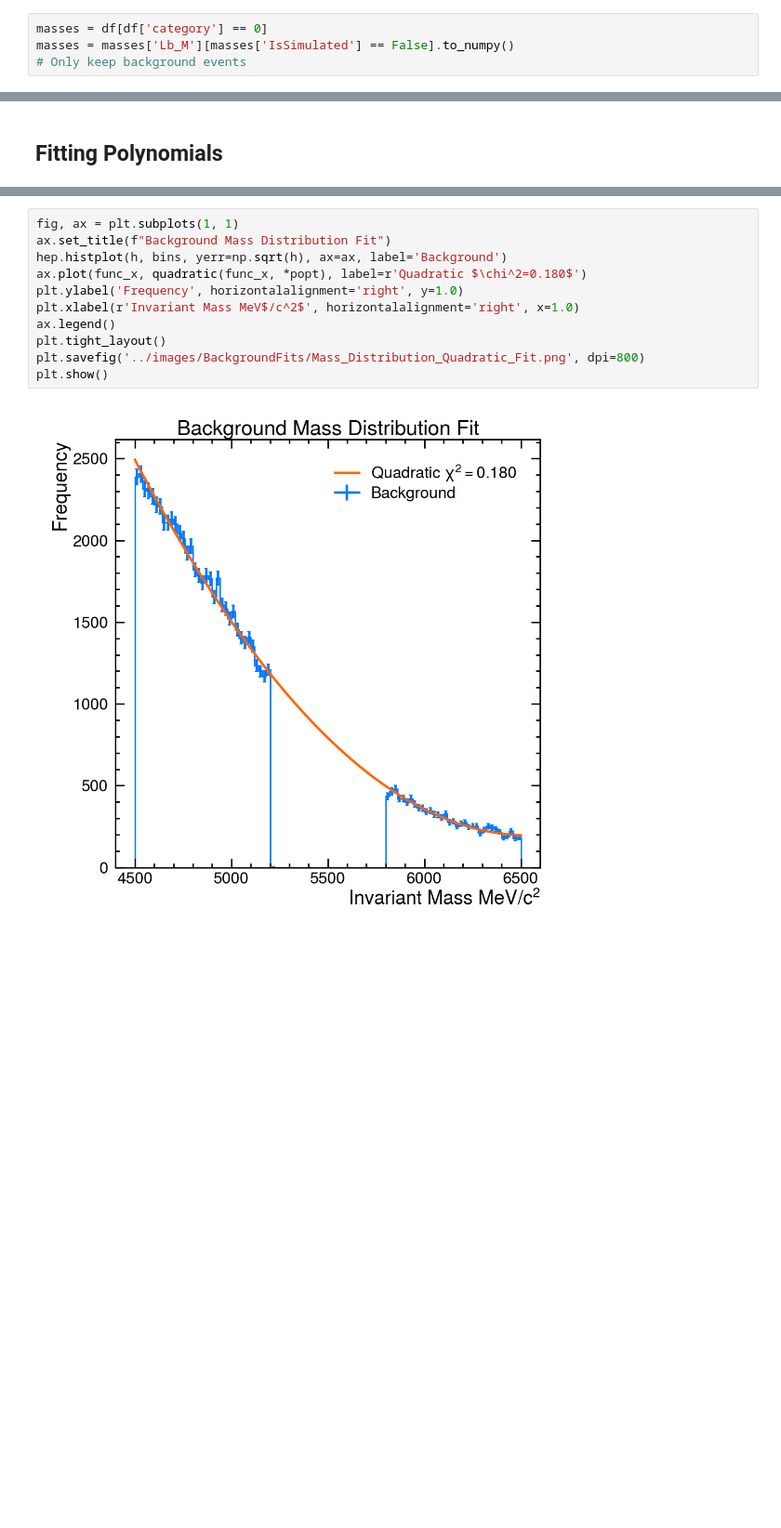
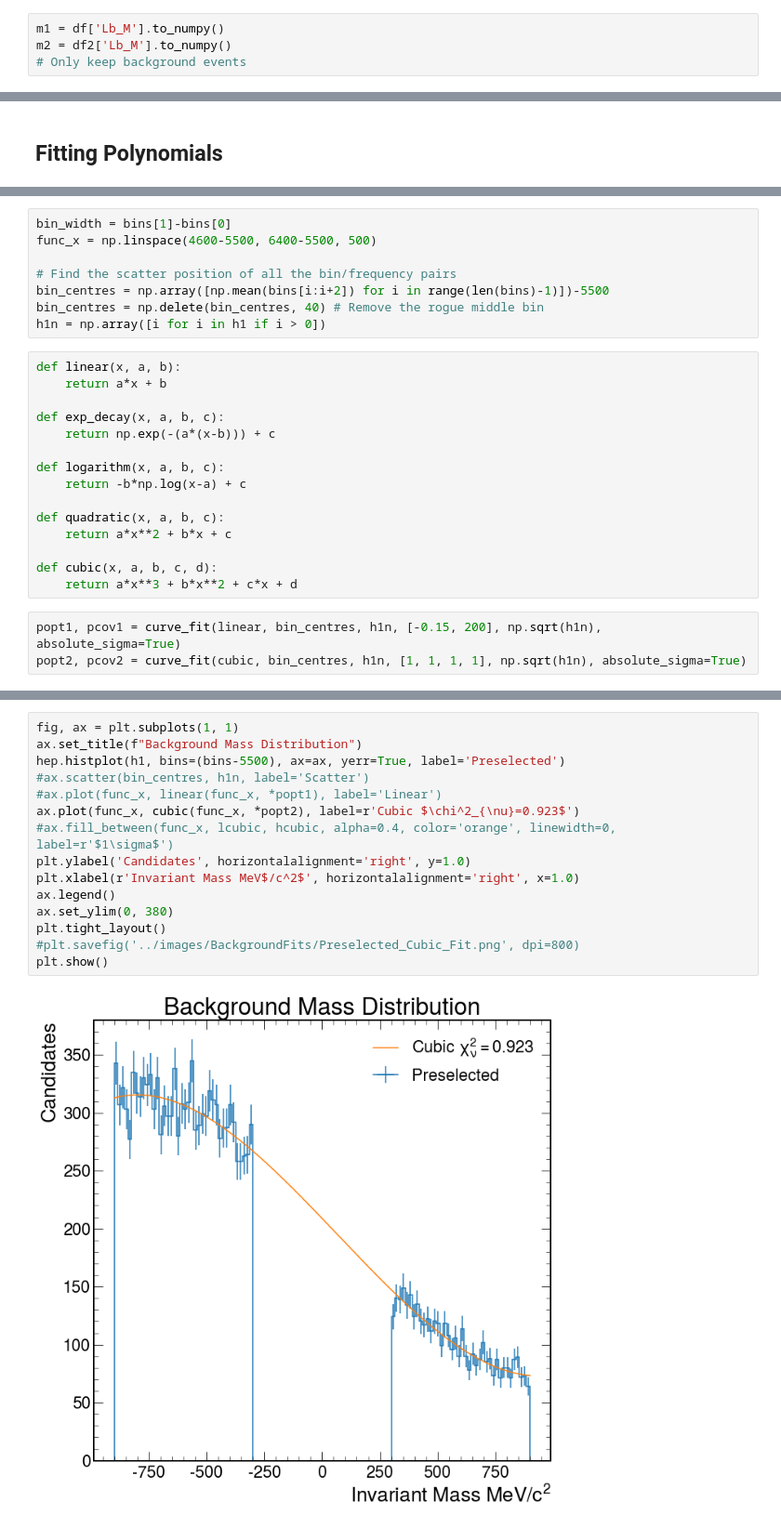
Before and after one commit to ChandlerKenworthy/Y4RareDecayProject, a Jupyter notebook: background_fitting/least_squares_fit.ipynb, the cells around one changed output, grey strips where cells are left out. Shown at 93% size. Drawn from its saved outputs; the diff is of its cells as text; blank space fills up the shorter version.

```diff
--- a/background_fitting/least_squares_fit.ipynb
+++ b/background_fitting/least_squares_fit.ipynb
@@ -44,8 +34,8 @@ len(df)
 ## Bin the Distribution
 Now that we have a dataframe with all the background events we care about it is now prudent to fit our background functions to this. Before doing this these data should be put into bins. The value of bins is variable and will affect the final fit. For this reason we choose the finest bin structure possible.
 # %%
-masses = df[df['category'] == 0]
-masses = masses['Lb_M'][masses['IsSimulated'] == False].to_numpy()
+m1 = df['Lb_M'].to_numpy()
+m2 = df2['Lb_M'].to_numpy()
 # Only keep background events
 # %% [markdown]
 ## Visual Analysis
@@ -82,0 +63,26 @@ NameError: name 'low_mass_limit' is not defined
+# %%
+bin_width = bins[1]-bins[0]
+func_x = np.linspace(4600-5500, 6400-5500, 500)
+
+# Find the scatter position of all the bin/frequency pairs
+bin_centres = np.array([np.mean(bins[i:i+2]) for i in range(len(bins)-1)])-5500
+bin_centres = np.delete(bin_centres, 40) # Remove the rogue middle bin
+h1n = np.array([i for i in h1 if i > 0])
+# %%
+def linear(x, a, b):
+    return a*x + b
+
+def exp_decay(x, a, b, c):
+    return np.exp(-(a*(x-b))) + c
+
+def logarithm(x, a, b, c):
+    return -b*np.log(x-a) + c
+
+def quadratic(x, a, b, c):
+    return a*x**2 + b*x + c
+
+def cubic(x, a, b, c, d):
+    return a*x**3 + b*x**2 + c*x + d
+# %%
+popt1, pcov1 = curve_fit(linear, bin_centres, h1n, [-0.15, 200], np.sqrt(h1n), absolute_sigma=True)
+popt2, pcov2 = curve_fit(cubic, bin_centres, h1n, [1, 1, 1, 1], np.sqrt(h1n), absolute_sigma=True)
@@ -83,13 +98,17 @@ NameError: name 'low_mass_limit' is not defined
 # %%
 fig, ax = plt.subplots(1, 1)
-ax.set_title(f"Background Mass Distribution Fit")
-hep.histplot(h, bins, yerr=np.sqrt(h), ax=ax, label='Background')
-ax.plot(func_x, quadratic(func_x, *popt), label=r'Quadratic $\chi^2=0.180$')
-plt.ylabel('Frequency', horizontalalignment='right', y=1.0)
+ax.set_title(f"Background Mass Distribution")
+hep.histplot(h1, bins=(bins-5500), ax=ax, yerr=True, label='Preselected')
+#ax.scatter(bin_centres, h1n, label='Scatter')
+#ax.plot(func_x, linear(func_x, *popt1), label='Linear')
+ax.plot(func_x, cubic(func_x, *popt2), label=r'Cubic $\chi^2_{\nu}=0.923$')
+#ax.fill_between(func_x, lcubic, hcubic, alpha=0.4, color='orange', linewidth=0, label=r'$1\sigma$')
+plt.ylabel('Candidates', horizontalalignment='right', y=1.0)
 plt.xlabel(r'Invariant Mass MeV$/c^2$', horizontalalignment='right', x=1.0)
 ax.legend()
+ax.set_ylim(0, 380)
 plt.tight_layout()
-plt.savefig('../images/BackgroundFits/Mass_Distribution_Quadratic_Fit.png', dpi=800)
+#plt.savefig('../images/BackgroundFits/Preselected_Cubic_Fit.png', dpi=800)
 plt.show()
 # %% [output]
-[figure, old version]
+[figure, new version]
```
Also changed, not shown: parts of 28 cells of this notebook, 20 other files.
